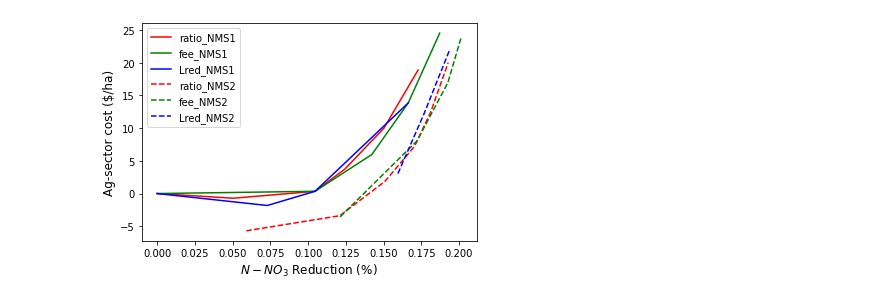
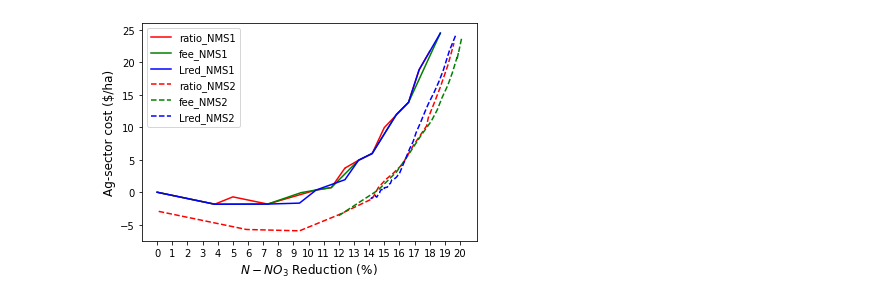
Before and after one commit to germanmandrini/n_policy, a Jupyter notebook: Codes/5e_L_reduction_cost.ipynb, the cells around one changed output. Cells and saved outputs as stored; diff of their text form; code cells hidden in the pictures.

```diff
--- a/Codes/5e_L_reduction_cost.ipynb
+++ b/Codes/5e_L_reduction_cost.ipynb
@@ -5,10 +5,9 @@ import pyreadr
 import scipy
 # %%
 perfomances_dt5 = pyreadr.read_r("/home/germanm2/n_policy_box/Data/files_rds/perfomances_dt5.rds")[None] # also works for RData
-
 # Get base level L and create L_pct reduction (% reduction with baselevel)
-baselevel_n = perfomances_dt5[(perfomances_dt5['NMS'] == '1') & (perfomances_dt5['policy'] == 'fee_0')]['L'].to_numpy()[0]
-perfomances_dt5['L_pct_red'] = 1-(perfomances_dt5['L']/baselevel_n)
+# baselevel_n = perfomances_dt5[(perfomances_dt5['NMS'] == '1') & (perfomances_dt5['policy'] == 'fee_0')]['L'].to_numpy()[0]
+# perfomances_dt5['L_pct_red'] = (1-(perfomances_dt5['L']/baselevel_n))*100
 # Get base level P and create P_dlt (change in P with baselevel)
 baselevel_p = perfomances_dt5[(perfomances_dt5['NMS'] == '1') & (perfomances_dt5['policy'] == 'fee_0')]['P'].to_numpy()[0]
 perfomances_dt5['P_dlt'] = perfomances_dt5['P']-baselevel_p
@@ -16,9 +15,10 @@ perfomances_dt5['P_dlt'] = perfomances_dt5['P']-baselevel_p
 baselevel_y = perfomances_dt5[(perfomances_dt5['NMS'] == '1') & (perfomances_dt5['policy'] == 'fee_0')]['Y_corn'].to_numpy()[0]
 perfomances_dt5['Y_corn_pct'] = perfomances_dt5['Y_corn']/baselevel_y
 
-#Keep change in Y >= 95%
+# #Keep change in Y >= 95%
 perfomances_dt5 = perfomances_dt5[perfomances_dt5['Y_corn_pct'] >= 0.95]
+perfomances_dt5 = perfomances_dt5[perfomances_dt5['Y_corn_pct'] <= 1.05]
 
-#Calculate ag-sector cost
+# #Calculate ag-sector cost
 perfomances_dt5['C'] = - perfomances_dt5['P_dlt'] - perfomances_dt5['G']
-perfomances_dt5
+perfomances_dt5[perfomances_dt5['policy_name'] == 'fee']
@@ -43,9 +25,15 @@ perfomances_dt5
 # %%
-perfomances_dt5 = perfomances_dt5[perfomances_dt5['L_pct_red'] >= 0]
+perfomances_dt5['L_change'] = -perfomances_dt5['L_change']
+perfomances_dt5 = perfomances_dt5[perfomances_dt5['L_change'] >= 0]
 perfomances_dt5 = perfomances_dt5.sort_values(by=['policy_val'])
 ratio_1_dt = perfomances_dt5[(perfomances_dt5['policy_name'] == 'ratio') & (perfomances_dt5['NMS'] == '1')]
 fee_1_dt = perfomances_dt5[(perfomances_dt5['policy_name'] == 'fee') & (perfomances_dt5['NMS'] == '1')]
 nred_1_dt = perfomances_dt5[(perfomances_dt5['policy_name'] == 'nred') & (perfomances_dt5['NMS'] == '1')]
+subs_1_dt = perfomances_dt5[(perfomances_dt5['policy_name'] == 'subs') & (perfomances_dt5['NMS'] == '1')]
+
 ratio_2_dt = perfomances_dt5[(perfomances_dt5['policy_name'] == 'ratio') & (perfomances_dt5['NMS'] == '2')]
 fee_2_dt = perfomances_dt5[(perfomances_dt5['policy_name'] == 'fee') & (perfomances_dt5['NMS'] == '2')]
 nred_2_dt = perfomances_dt5[(perfomances_dt5['policy_name'] == 'nred') & (perfomances_dt5['NMS'] == '2')]
+subs_2_dt = perfomances_dt5[(perfomances_dt5['policy_name'] == 'subs') & (perfomances_dt5['NMS'] == '2')]
+
+perfomances_dt5[perfomances_dt5['policy_name'] == 'fee']
@@ -52,22 +58,25 @@ nred_2_dt = perfomances_dt5[(perfomances_dt5['policy_name'] == 'nred') & (perfom
 # %%
 # libraries
 import matplotlib.pyplot as plt
 import numpy as np
 import pandas as pd
 
 fig, ax = plt.subplots()
-ax.plot(ratio_1_dt['L_pct_red'], ratio_1_dt['C'], color = 'r', label = 'ratio_NMS1')
-ax.plot(fee_1_dt['L_pct_red'], fee_1_dt['C'], color = 'g', label = 'fee_NMS1')
-ax.plot(nred_1_dt['L_pct_red'], nred_1_dt['C'], color = 'b', label = 'Lred_NMS1')
-ax.plot(ratio_2_dt['L_pct_red'], ratio_2_dt['C'], linestyle='dashed', color = 'r',  label = 'ratio_NMS2')
-ax.plot(fee_2_dt['L_pct_red'], fee_2_dt['C'], linestyle='dashed', color = 'g', label = 'fee_NMS2')
-ax.plot(nred_2_dt['L_pct_red'], nred_2_dt['C'], linestyle='dashed', color = 'b', label = 'Lred_NMS2')
+ax.plot(ratio_1_dt['L_change'], ratio_1_dt['C'], color = 'r', label = 'ratio_NMS1')
+ax.plot(fee_1_dt['L_change'], fee_1_dt['C'], color = 'g', label = 'fee_NMS1')
+ax.plot(nred_1_dt['L_change'], nred_1_dt['C'], color = 'b', label = 'Lred_NMS1')
+# ax.plot(subs_1_dt['L_change'], subs_1_dt['C'], color = 'y', label = 'subs_NMS1')
+ax.plot(ratio_2_dt['L_change'], ratio_2_dt['C'], linestyle='dashed', color = 'r',  label = 'ratio_NMS2')
+ax.plot(fee_2_dt['L_change'], fee_2_dt['C'], linestyle='dashed', color = 'g', label = 'fee_NMS2')
+ax.plot(nred_2_dt['L_change'], nred_2_dt['C'], linestyle='dashed', color = 'b', label = 'Lred_NMS2')
+# ax.plot(subs_2_dt['L_change'], subs_2_dt['C'], color = 'y', label = 'subs_NMS2')
 
 plt.legend()
+
 plt.xlabel("$N-NO_3$ Reduction (%)", size = 12)
 plt.ylabel("Ag-sector cost ($/ha)", size = 12)
-
-plot_file_name = "/home/germanm2/n_policy_box/Data/figures/relative_efficiency.png"
+ax.set_xticks((np.arange(0, 21, 1)))
+plot_file_name = "/home/germanm2/n_policy_box/Data/figures/ag_sector_cost.png"
 plt.savefig(plot_file_name, dpi=300)
 # %% [output]
-[figure, old version]
+[figure, new version]
```
Also changed, not shown: parts of 2 cells of this notebook, 5 other files.
